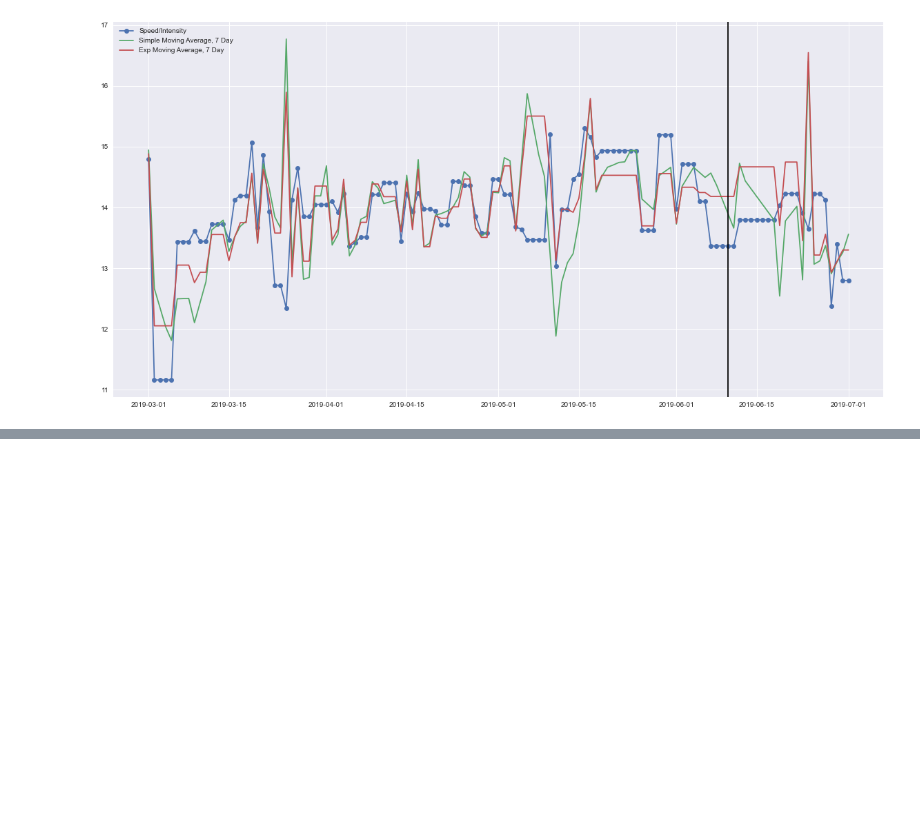
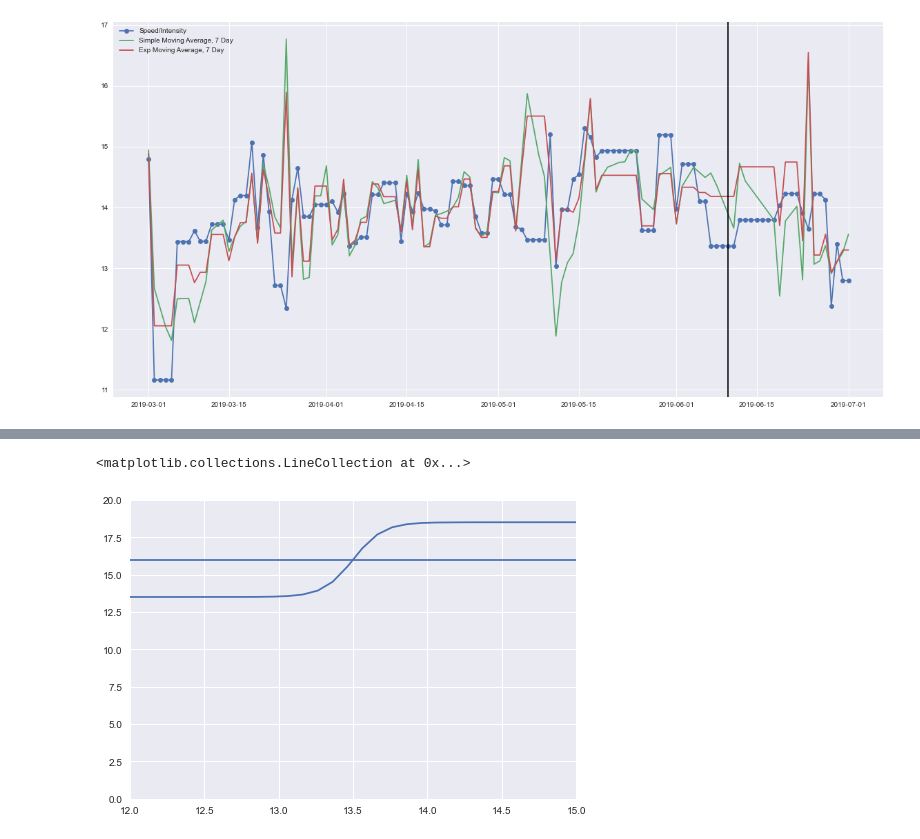
Before and after one commit to keithkruelskie/athlete_prediction, a Jupyter notebook: advanced_forecasting.ipynb, the cells around one changed output, grey strips where cells are left out. Saved outputs shown, nothing was run; the diff lists cells and outputs as text; code cells hidden in the pictures; blank space fills up the shorter version.

```diff
--- a/advanced_forecasting.ipynb
+++ b/advanced_forecasting.ipynb
@@ -250,0 +275,18 @@ AttributeError: type object 'SARIMAX' has no attribute 'plot_acf'
+# %%
+def sigmoid(x):
+
+    m = 5
+    c = 13.5
+    s = .1
+
+    return m/(1+np.exp((-(x-c))/s)) + c
+# %%
+var = np.linspace(-50, 50, 1000)
+# %%
+plt.plot(var, sigmoid(var))
+plt.xlim(12, 15)
+plt.ylim(0, 20)
+plt.hlines(16, 0, 100)
+# %% [output]
+<matplotlib.collections.LineCollection at 0x...>
+[figure, added]
```
Also changed, not shown: parts of 28 cells of this notebook.
